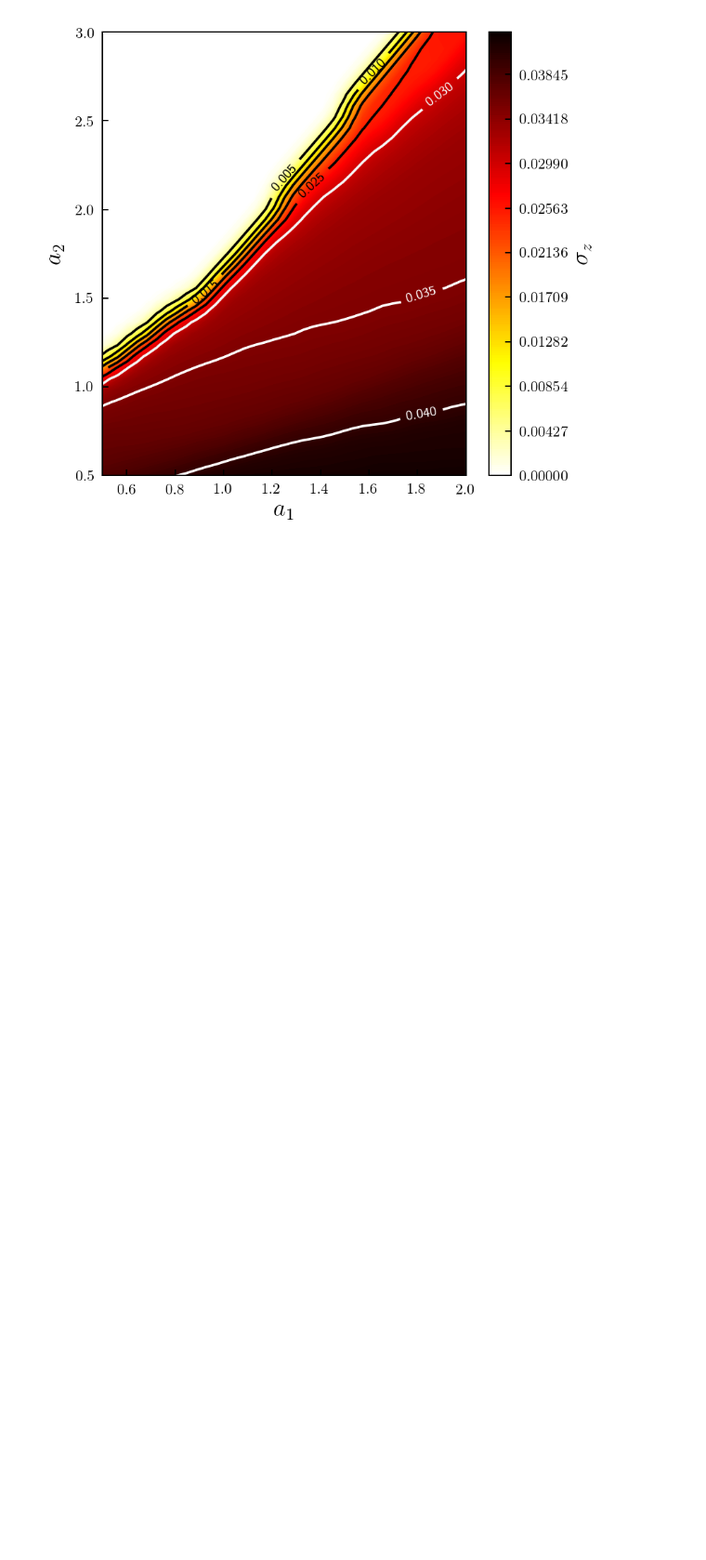
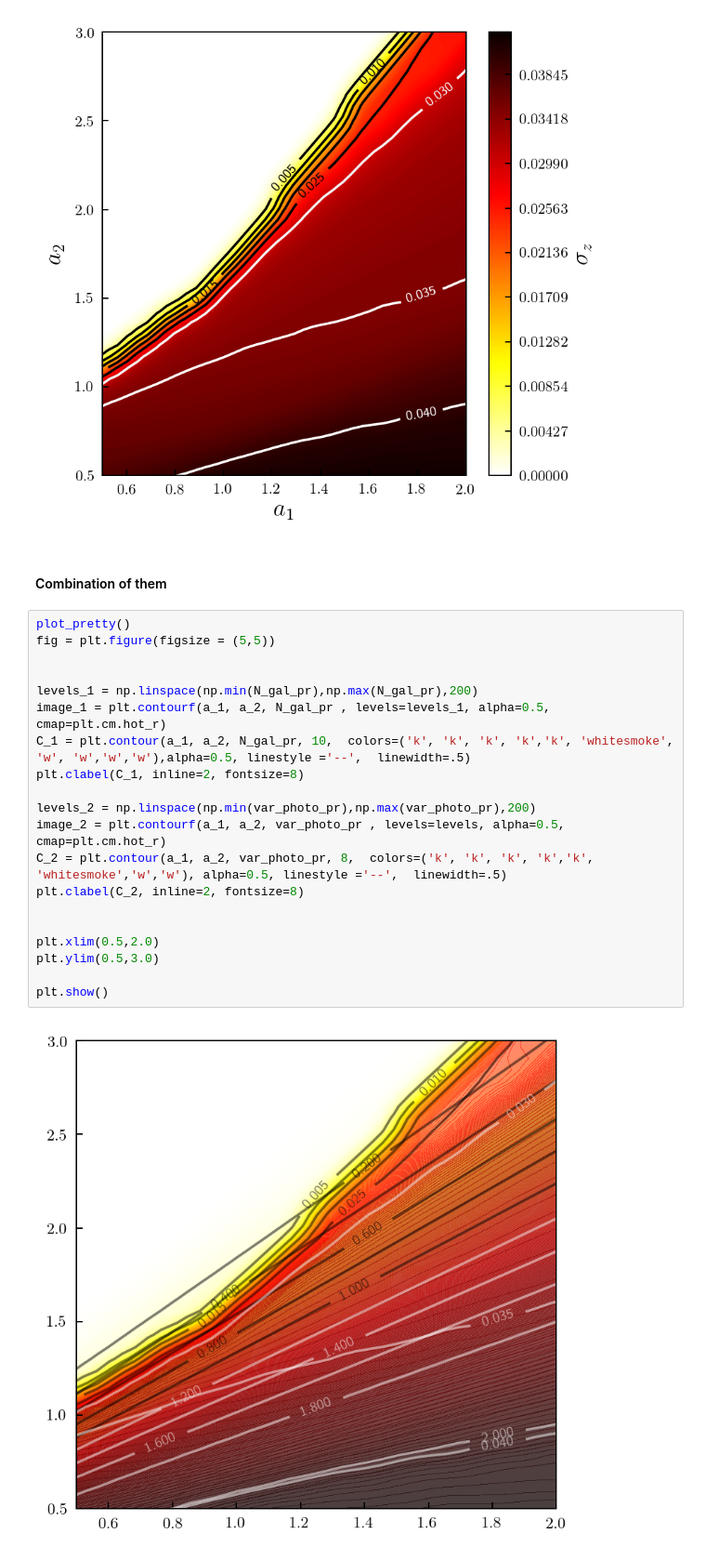
Before and after one commit to dtanoglidis/Photo_Z_project, a Jupyter notebook: Color_cuts.ipynb, the cells around one changed output. Shown at 93% size. Saved outputs shown, nothing was run; the diff lists cells and outputs as text; blank space fills up the shorter version.

```diff
--- a/Color_cuts.ipynb
+++ b/Color_cuts.ipynb
@@ -853,3 +853,27 @@ cbar.set_label(r'$\sigma_z$', fontsize=15)
 plt.show()
 # %% [output]
 [figure]
+# %% [markdown]
+#### Combination of them
+# %%
+plot_pretty()
+fig = plt.figure(figsize = (5,5))
+
+
+levels_1 = np.linspace(np.min(N_gal_pr),np.max(N_gal_pr),200)
+image_1 = plt.contourf(a_1, a_2, N_gal_pr , levels=levels_1, alpha=0.5, cmap=plt.cm.hot_r)
+C_1 = plt.contour(a_1, a_2, N_gal_pr, 10,  colors=('k', 'k', 'k', 'k','k', 'whitesmoke', 'w', 'w','w','w'),alpha=0.5, linestyle ='--',  linewidth=.5)
+plt.clabel(C_1, inline=2, fontsize=8)
+
+levels_2 = np.linspace(np.min(var_photo_pr),np.max(var_photo_pr),200)
+image_2 = plt.contourf(a_1, a_2, var_photo_pr , levels=levels, alpha=0.5, cmap=plt.cm.hot_r)
+C_2 = plt.contour(a_1, a_2, var_photo_pr, 8,  colors=('k', 'k', 'k', 'k','k', 'whitesmoke','w','w'), alpha=0.5, linestyle ='--',  linewidth=.5)
+plt.clabel(C_2, inline=2, fontsize=8)
+
+
+plt.xlim(0.5,2.0)
+plt.ylim(0.5,3.0)
+
+plt.show()
+# %% [output]
+[figure, added]
```
